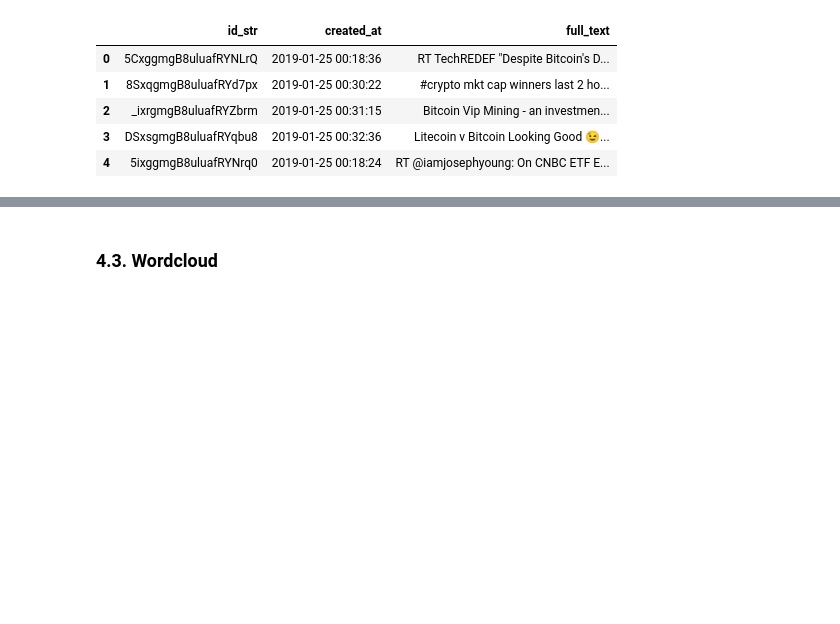
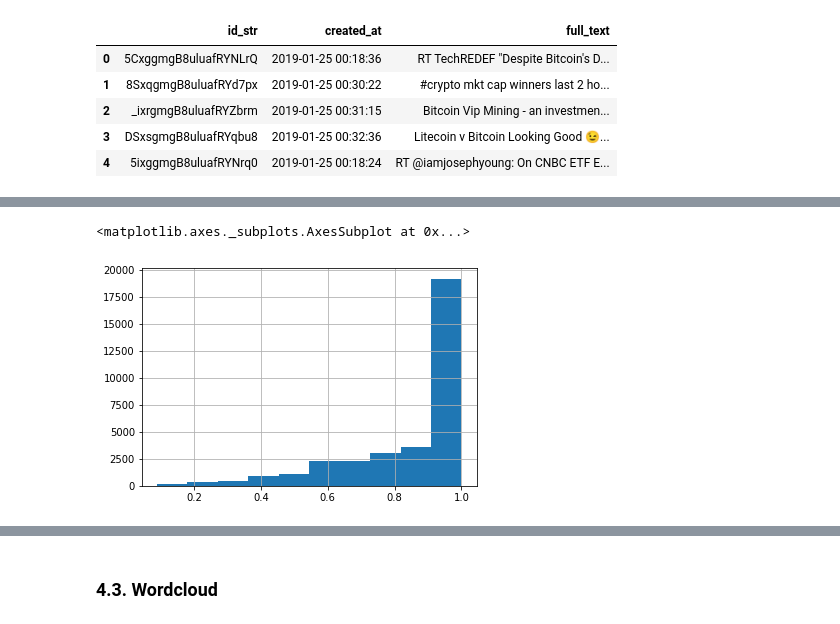
Before and after one commit to fund3/sentiment-dashboard, a Jupyter notebook: Analysis.ipynb, the cells around one changed output, grey strips where cells are left out. Saved outputs shown, nothing was run; the diff lists cells and outputs as text; code cells hidden in the pictures; blank space fills up the shorter version.

```diff
--- a/Analysis.ipynb
+++ b/Analysis.ipynb
@@ -398,0 +576,11 @@ df_tweets['full_text_clean'] = tw_preprocessor.transform(df_tweets)
+# %%
+def no_hashtag_len(tweet):
+    return len(re.sub(r'#\w+', '', tweet))
+
+def no_hashtag_ratio(tweet):
+    return len(re.sub(r'#\w+', '', tweet)) / len(tweet)
+# %%
+btc_tweets_preprocessed.apply(no_hashtag_ratio).hist()
+# %% [output]
+<matplotlib.axes._subplots.AxesSubplot at 0x...>
+[figure, added]
```
Also changed, not shown: parts of 111 cells of this notebook, 1 other file.
